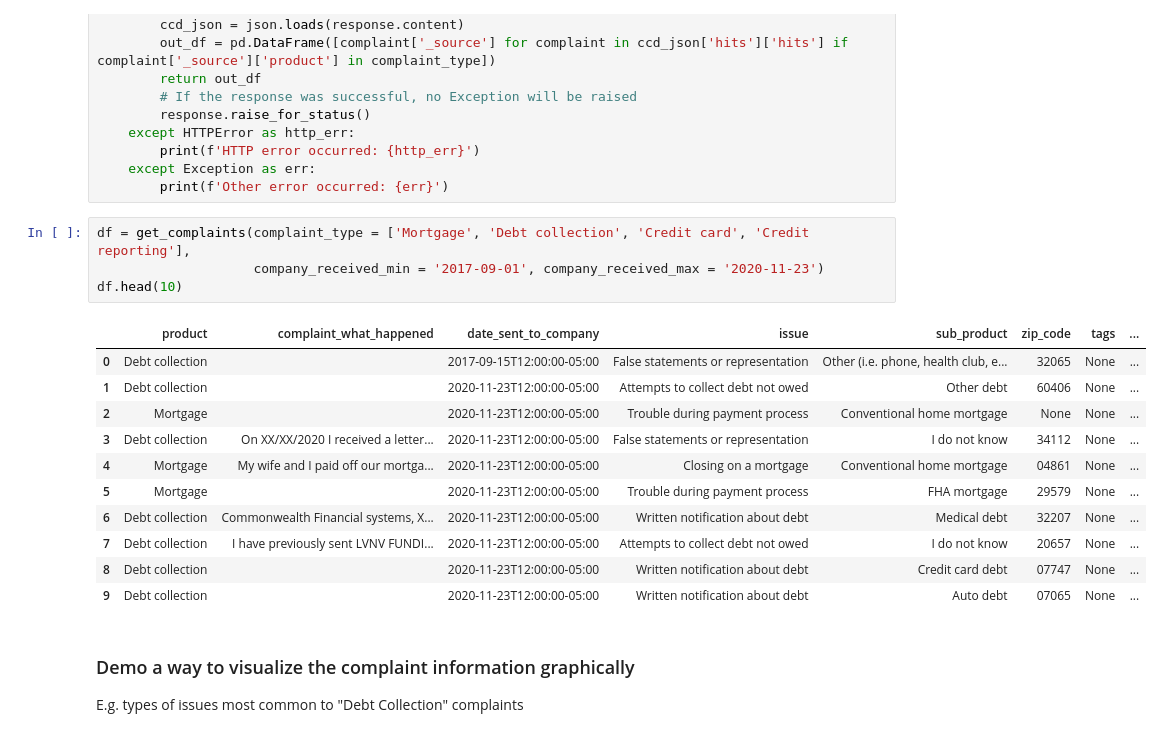
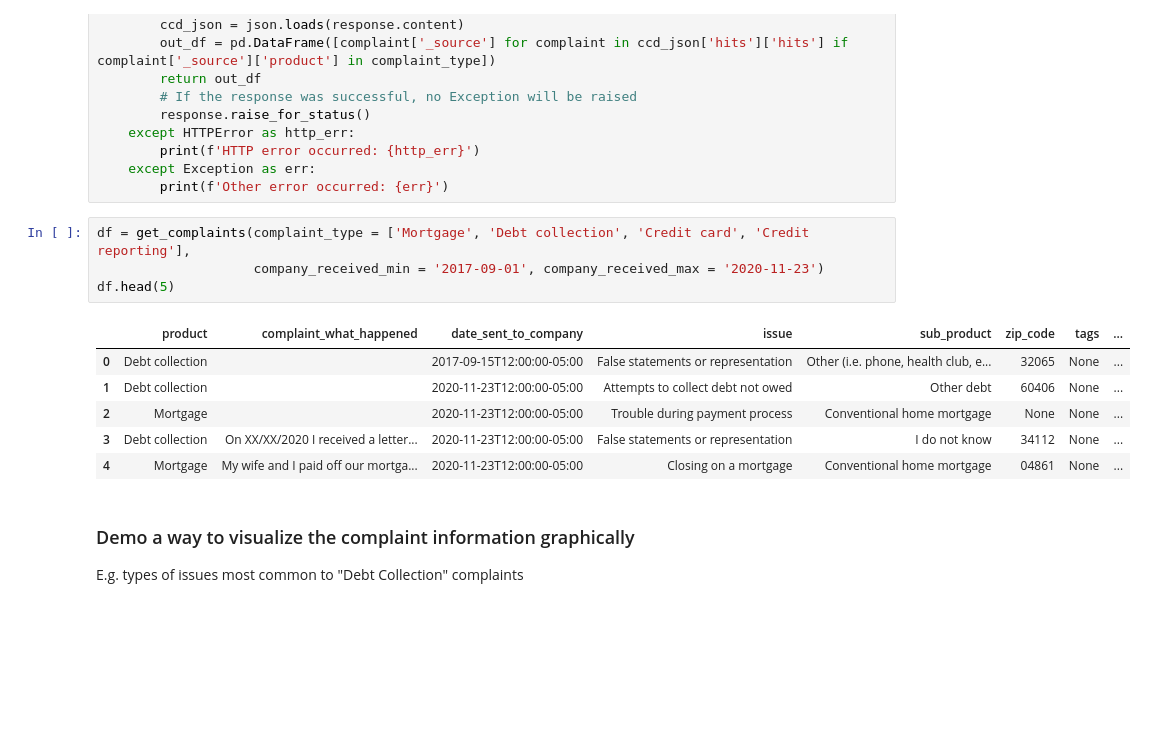
Before and after one commit to QMSS-GR5069-Spring-2022/gr5069-homework-2-elliotttrio, a Jupyter notebook: MDS_Homework8/homework8_eat2153.ipynb, the cells around one changed output. Drawn from its saved outputs; the diff is of its cells as text; blank space fills up the shorter version.

```diff
--- a/MDS_Homework8/homework8_eat2153.ipynb
+++ b/MDS_Homework8/homework8_eat2153.ipynb
@@ -366,19 +366,14 @@ def get_complaints(complaint_type = ['Mortgage', 'Credit card', 'Credit reportin
 # %%
 df = get_complaints(complaint_type = ['Mortgage', 'Debt collection', 'Credit card', 'Credit reporting'],
                     company_received_min = '2017-09-01', company_received_max = '2020-11-23')
-df.head(10)
+df.head(5)
 # %% [output]
 |  | product | complaint_what_happened | date_sent_to_company | issue | sub_product | zip_code | tags | ... |
 | 0 | Debt collection |  | 2017-09-15T12:00:00-05:00 | False statements or representation | Other (i.e. phone, health club, e... | 32065 | None | ... |
 | 1 | Debt collection |  | 2020-11-23T12:00:00-05:00 | Attempts to collect debt not owed | Other debt | 60406 | None | ... |
 | 2 | Mortgage |  | 2020-11-23T12:00:00-05:00 | Trouble during payment process | Conventional home mortgage | None | None | ... |
 | 3 | Debt collection | On XX/XX/2020 I received a letter... | 2020-11-23T12:00:00-05:00 | False statements or representation | I do not know | 34112 | None | ... |
 | 4 | Mortgage | My wife and I paid off our mortga... | 2020-11-23T12:00:00-05:00 | Closing on a mortgage | Conventional home mortgage | 04861 | None | ... |
-| 5 | Mortgage |  | 2020-11-23T12:00:00-05:00 | Trouble during payment process | FHA mortgage | 29579 | None | ... |
-| 6 | Debt collection | Commonwealth Financial systems, X... | 2020-11-23T12:00:00-05:00 | Written notification about debt | Medical debt | 32207 | None | ... |
-| 7 | Debt collection | I have previously sent LVNV FUNDI... | 2020-11-23T12:00:00-05:00 | Attempts to collect debt not owed | I do not know | 20657 | None | ... |
-| 8 | Debt collection |  | 2020-11-23T12:00:00-05:00 | Written notification about debt | Credit card debt | 07747 | None | ... |
-| 9 | Debt collection |  | 2020-11-23T12:00:00-05:00 | Written notification about debt | Auto debt | 07065 | None | ... |
 # %% [markdown]
 ### Demo a way to visualize the complaint information graphically
 E.g. types of issues most common to "Debt Collection" complaints
```
Also changed, not shown: parts of 6 cells of this notebook.
